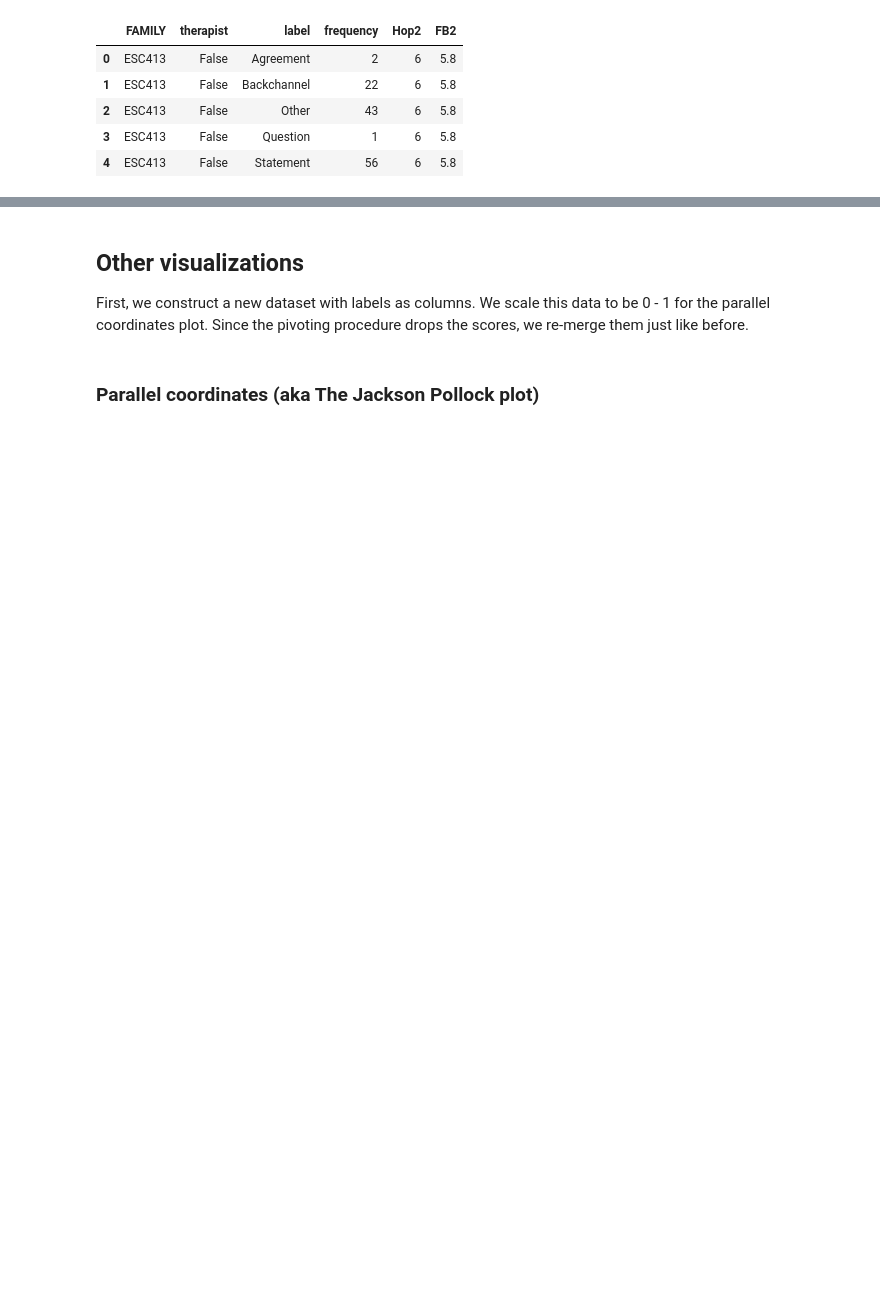
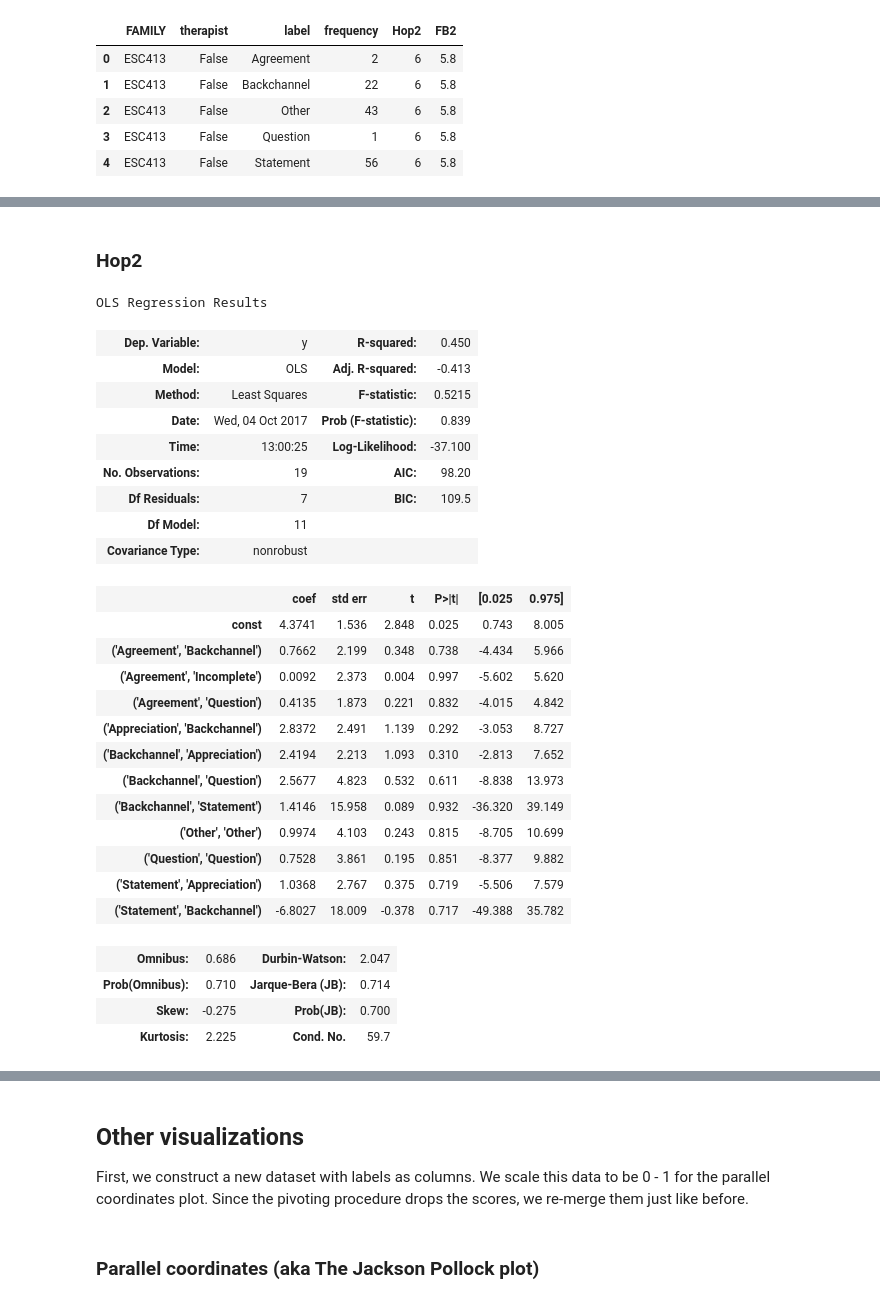
Before and after one commit to vrmpx/CDC, a Jupyter notebook: analysis/Dialog Labels.ipynb, the cells around one changed output, grey strips where cells are left out. Drawn from its saved outputs; the diff is of its cells as text; code cells hidden in the pictures; blank space fills up the shorter version.

Commit message:
Linear models to check relations; general improvements

```diff
--- a/analysis/Dialog Labels.ipynb
+++ b/analysis/Dialog Labels.ipynb
@@ -102,9 +203,0 @@ for label in data.label.unique():
-# %%
-for label in data.label.unique():
-    therapist_d = data[data.therapist == False]
-    therapist_d = therapist_d[therapist_d.label == label]
-
-    # Spearman's correlation w/ score
-    print(label)
-    print(stats.spearmanr(therapist_d['frequency'], therapist_d['Hop2']))
-    print()
@@ -121,0 +296,30 @@ for label in data.label.unique():
+# %%
+X = np.zeros((len(data.FAMILY.unique()), len(unq_labels), len(unq_labels)))
+
+for fam_idx, (fam, _) in enumerate(data.groupby('FAMILY')):
+
+    # Recover grp from labels (to get seq's of labels)
+    grp = labels[labels['FAMILY'] == fam]
+
+    # Count pairs of interactions
+    c = Counter(zip(grp['label'], grp['label'][1:]))
+
+    # Save it to the corresponding column in X
+    for x, y in c.keys():
+        X[fam_idx, unq_labels.index(x), unq_labels.index(y)] = c[(x, y)]
+
+# Collapse additional dimension
+X = X.reshape((len(data.FAMILY.unique()), -1))
+
+# Scale X to [0, 1]
+scaler = MinMaxScaler()
+X = scaler.fit_transform(X)
+
+# Name the params
+X = pd.DataFrame(X, columns = itertools.product(unq_labels, unq_labels))
+
+# Delete columns with small variance
+X = X.loc[:, X.var() > 0.1]
+
+X = sm.add_constant(X)
+X.head()
@@ -121,0 +333,36 @@ for label in data.label.unique():
+# %% [markdown]
+### Hop2
+# %%
+# Fit linear model
+model = sm.OLS(hop2, X).fit()
+
+# Print R-like summary
+model.summary()
+# %% [output]
+OLS Regression Results
+| Dep. Variable: | y | R-squared: | 0.450 |
+| Model: | OLS | Adj. R-squared: | -0.413 |
+| Method: | Least Squares | F-statistic: | 0.5215 |
+| Date: | Wed, 04 Oct 2017 | Prob (F-statistic): | 0.839 |
+| Time: | 13:00:25 | Log-Likelihood: | -37.100 |
+| No. Observations: | 19 | AIC: | 98.20 |
+| Df Residuals: | 7 | BIC: | 109.5 |
+| Df Model: | 11 |  |  |
+| Covariance Type: | nonrobust |  |  |
+|  | coef | std err | t | P>|t| | [0.025 | 0.975] |
+| const | 4.3741 | 1.536 | 2.848 | 0.025 | 0.743 | 8.005 |
+| ('Agreement', 'Backchannel') | 0.7662 | 2.199 | 0.348 | 0.738 | -4.434 | 5.966 |
+| ('Agreement', 'Incomplete') | 0.0092 | 2.373 | 0.004 | 0.997 | -5.602 | 5.620 |
+| ('Agreement', 'Question') | 0.4135 | 1.873 | 0.221 | 0.832 | -4.015 | 4.842 |
+| ('Appreciation', 'Backchannel') | 2.8372 | 2.491 | 1.139 | 0.292 | -3.053 | 8.727 |
+| ('Backchannel', 'Appreciation') | 2.4194 | 2.213 | 1.093 | 0.310 | -2.813 | 7.652 |
+| ('Backchannel', 'Question') | 2.5677 | 4.823 | 0.532 | 0.611 | -8.838 | 13.973 |
+| ('Backchannel', 'Statement') | 1.4146 | 15.958 | 0.089 | 0.932 | -36.320 | 39.149 |
+| ('Other', 'Other') | 0.9974 | 4.103 | 0.243 | 0.815 | -8.705 | 10.699 |
+| ('Question', 'Question') | 0.7528 | 3.861 | 0.195 | 0.851 | -8.377 | 9.882 |
+| ('Statement', 'Appreciation') | 1.0368 | 2.767 | 0.375 | 0.719 | -5.506 | 7.579 |
+| ('Statement', 'Backchannel') | -6.8027 | 18.009 | -0.378 | 0.717 | -49.388 | 35.782 |
+| Omnibus: | 0.686 | Durbin-Watson: | 2.047 |
+| Prob(Omnibus): | 0.710 | Jarque-Bera (JB): | 0.714 |
+| Skew: | -0.275 | Prob(JB): | 0.700 |
+| Kurtosis: | 2.225 | Cond. No. | 59.7 |
```
Also changed, not shown: parts of 32 cells of this notebook, 3 other files.
